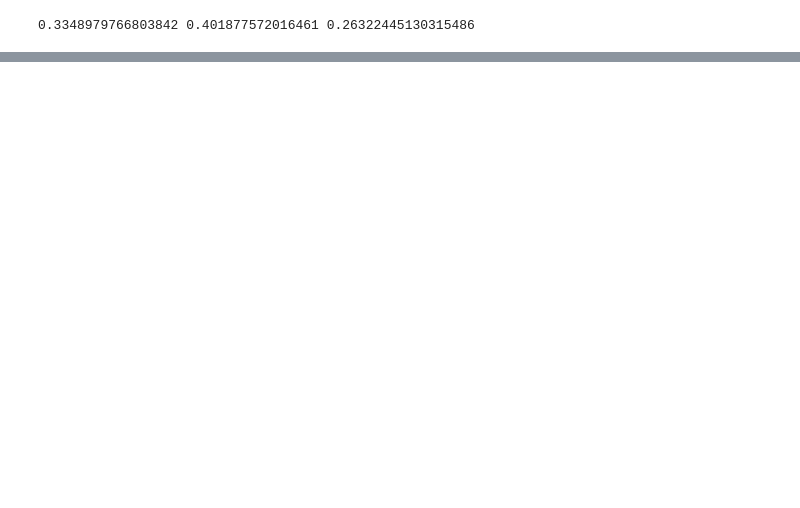
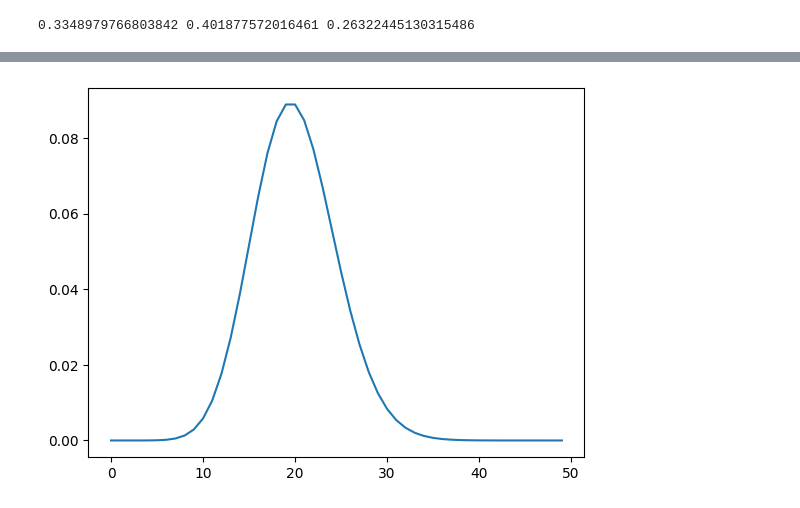
Before and after one commit to GilgameshxZero/utulek, a Jupyter notebook: experiments/mosteller-fifty-challenging-problems-in-probability.ipynb, the cells around one changed output, grey strips where cells are left out. Drawn from its saved outputs; the diff is of its cells as text; code cells hidden in the pictures; blank space fills up the shorter version.

```diff
--- a/experiments/mosteller-fifty-challenging-problems-in-probability.ipynb
+++ b/experiments/mosteller-fifty-challenging-problems-in-probability.ipynb
@@ -26,0 +41,7 @@ print((125/216)**2)
+# %%
+X = np.arange(0, 50)
+Y = scipy.stats.poisson.pmf(X, mu=20)
+plt.plot(X, Y)
+plt.show()
+# %% [output]
+[figure, added]
```
Also changed, not shown: parts of 10 cells of this notebook.
